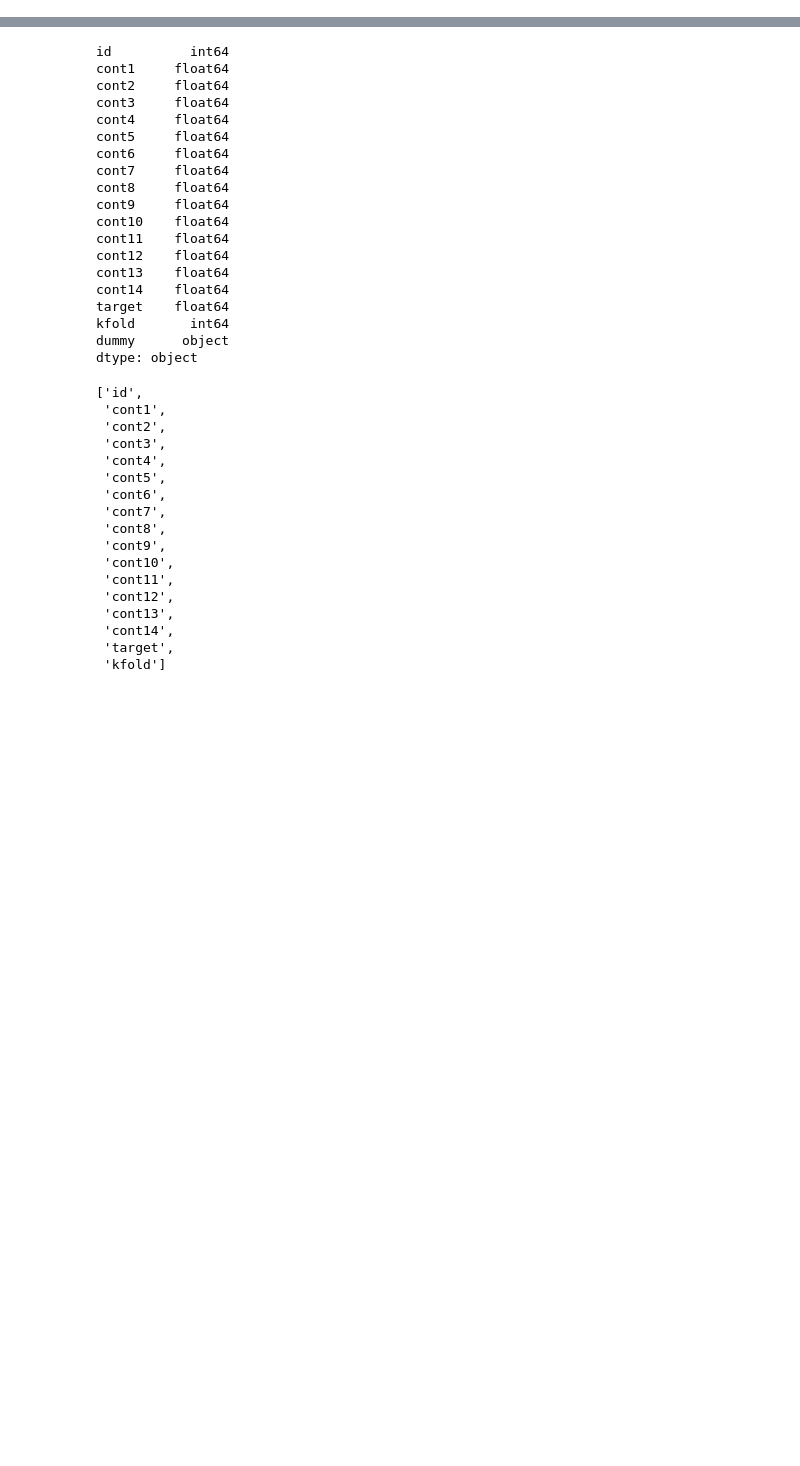
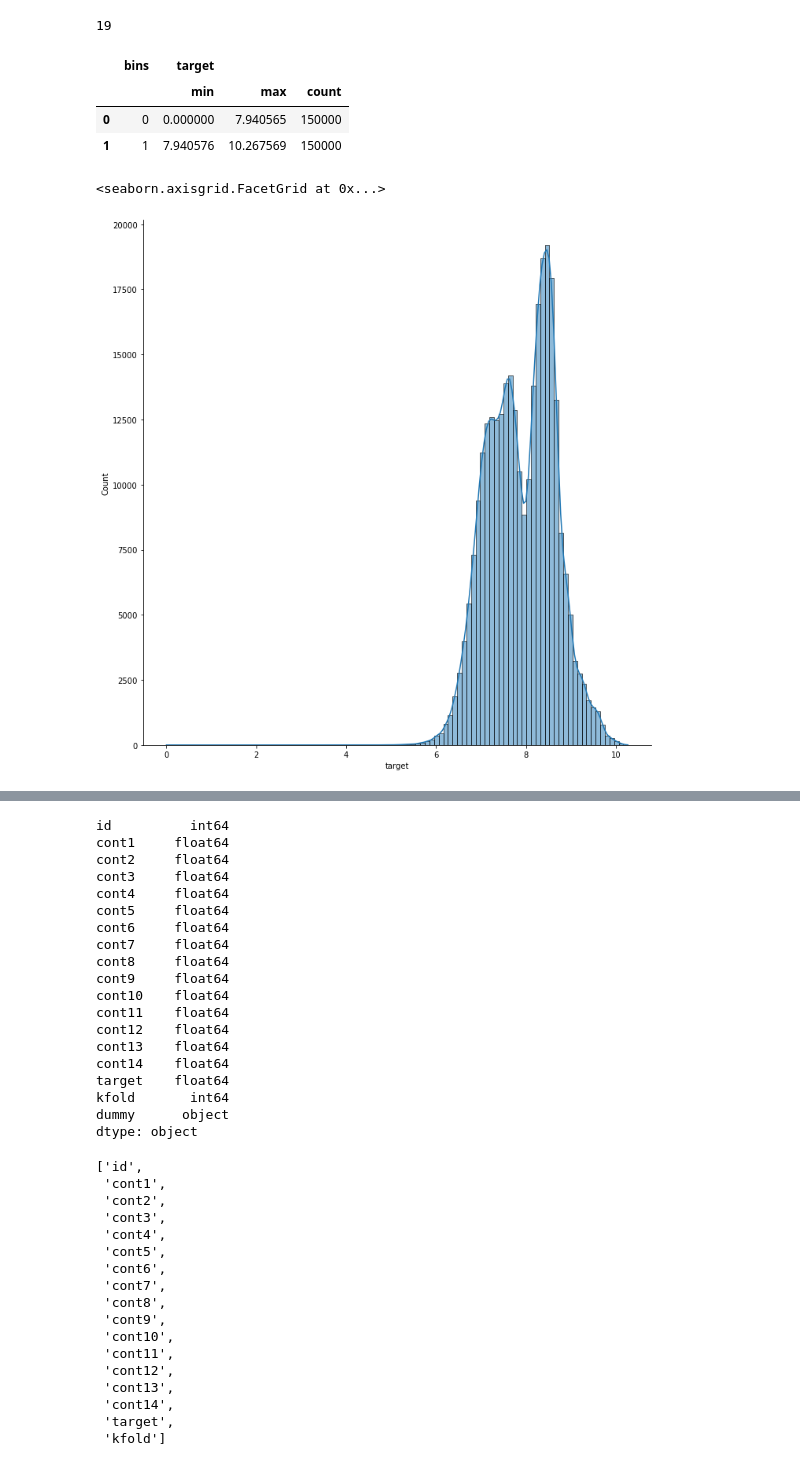
Before and after one commit to Archisman-Roy/Learning, a Jupyter notebook: ml_workflow_template/notebooks/playground.ipynb, the cells around one changed output, grey strips where cells are left out. Saved outputs shown, nothing was run; the diff lists cells and outputs as text; code cells hidden in the pictures; blank space fills up the shorter version.

```diff
--- a/ml_workflow_template/notebooks/playground.ipynb
+++ b/ml_workflow_template/notebooks/playground.ipynb
@@ -8,3 +10,24 @@ import plotly
 # %%
 # read data
 train = pd.read_csv("../inputs/train_folds.csv")
+# %%
+# Sturges' rule to bin target variable
+1 + int(math.log(train.shape[0],2))
+# %% [output]
+19
+# %%
+# Bin it
+bin_count = 2
+train['bins'] = pd.qcut(train.target, bin_count, labels=False)
+train.groupby("bins", as_index=False).agg({'target': ['min', 'max','count']})
+# %% [output]
+|  | bins | target |  |  |
+|  |  | min | max | count |
+| 0 | 0 | 0.000000 | 7.940565 | 150000 |
+| 1 | 1 | 7.940576 | 10.267569 | 150000 |
+# %%
+# visualize
+sns.displot(train, x="target", bins=100, kde=True, height = 10)
+# %% [output]
+<seaborn.axisgrid.FacetGrid at 0x...>
+[figure, added]
```
Also changed, not shown: parts of 3 cells of this notebook, 1 other file.
